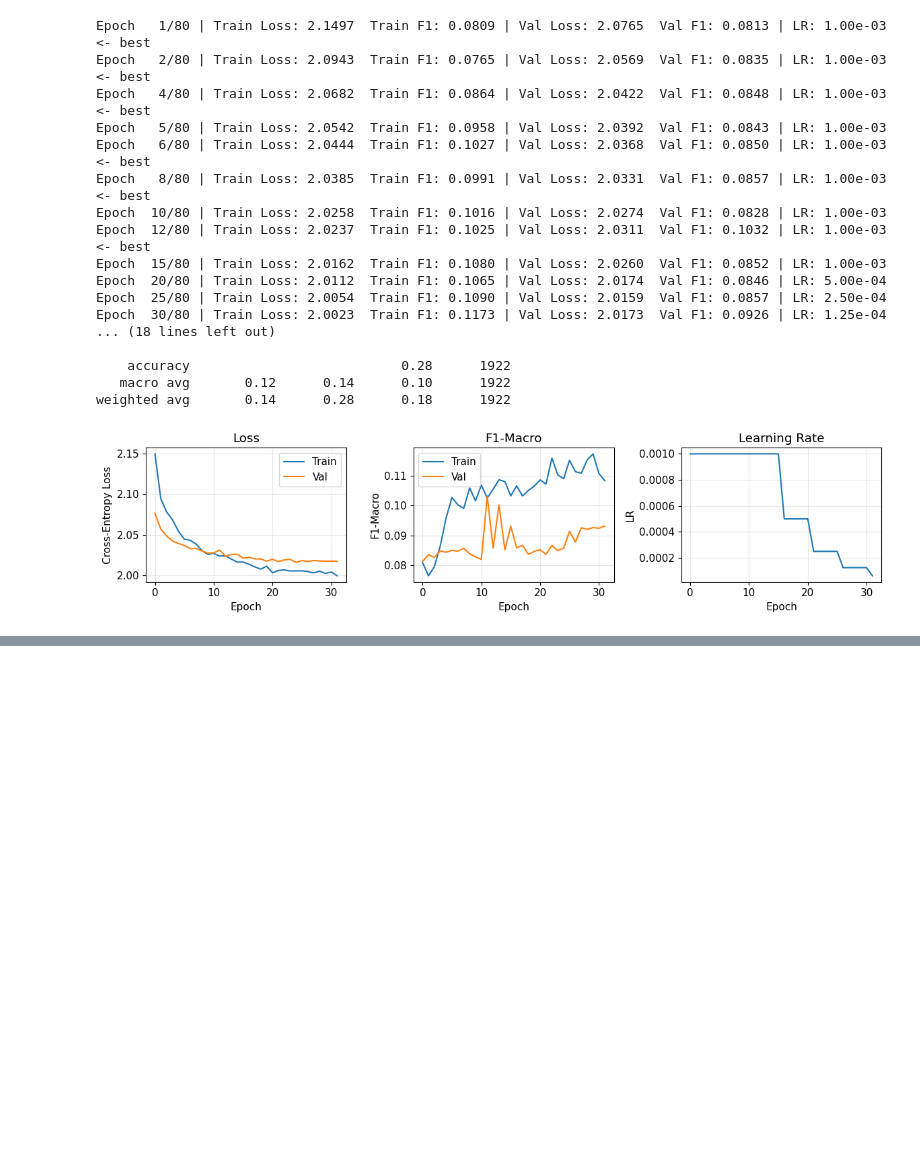
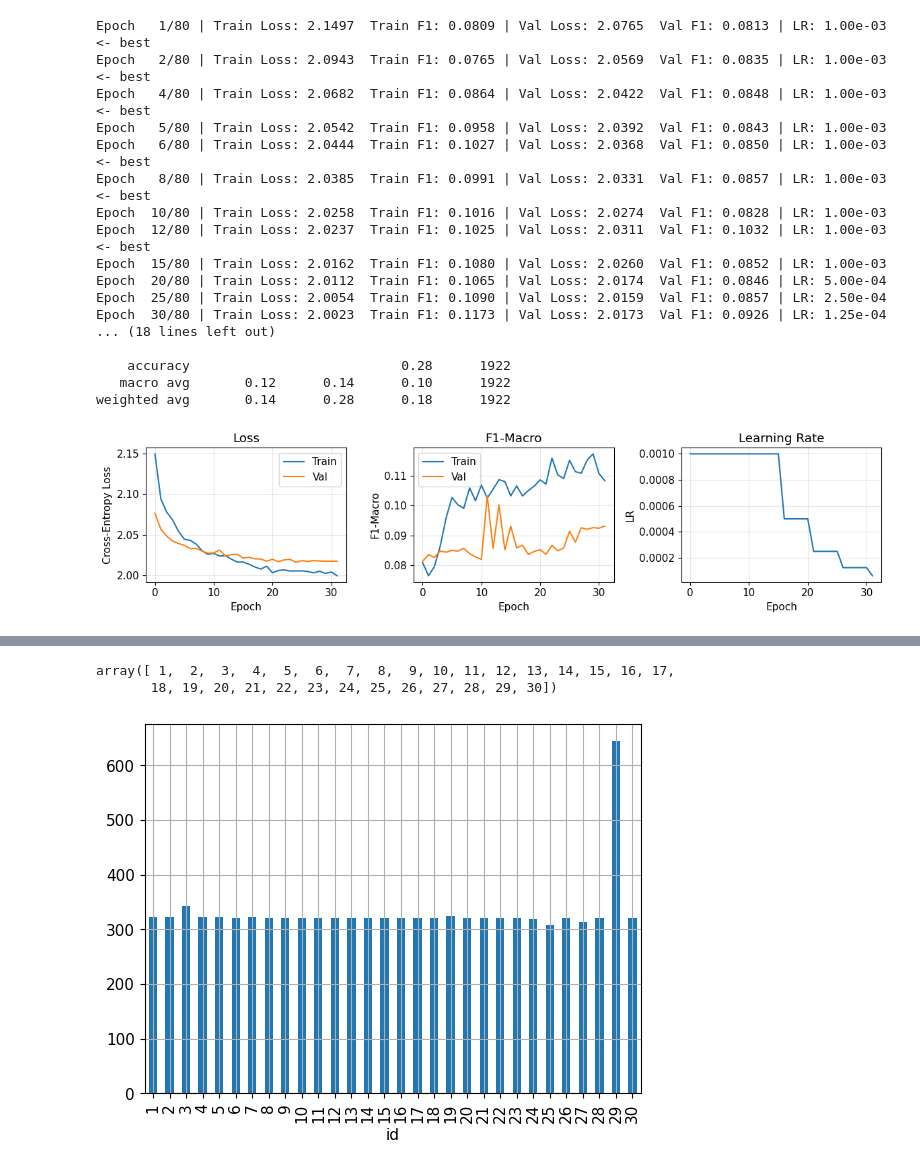
Before and after one commit to parhamkebria/EEG, a Jupyter notebook: EEG_Power_MLP.ipynb, the cells around one changed output, grey strips where cells are left out. Cells and saved outputs as stored; diff of their text form; code cells hidden in the pictures; blank space fills up the shorter version.

```diff
--- a/EEG_Power_MLP.ipynb
+++ b/EEG_Power_MLP.ipynb
@@ -1409,0 +1461,8 @@ weighted avg       0.14      0.28      0.18      1922
+# %%
+eeg_data['id'].value_counts().sort_index().plot(kind='bar')
+plt.grid()
+np.sort(eeg_data['id'].unique())
+# %% [output]
+array([ 1,  2,  3,  4,  5,  6,  7,  8,  9, 10, 11, 12, 13, 14, 15, 16, 17,
+       18, 19, 20, 21, 22, 23, 24, 25, 26, 27, 28, 29, 30])
+[figure, added]
```
Also changed, not shown: parts of 2 cells of this notebook.
